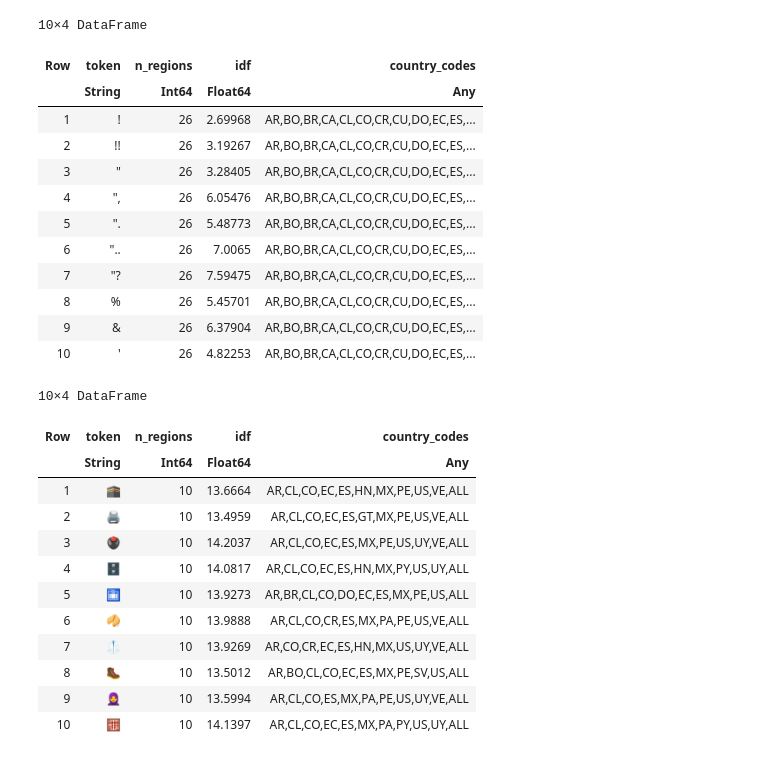
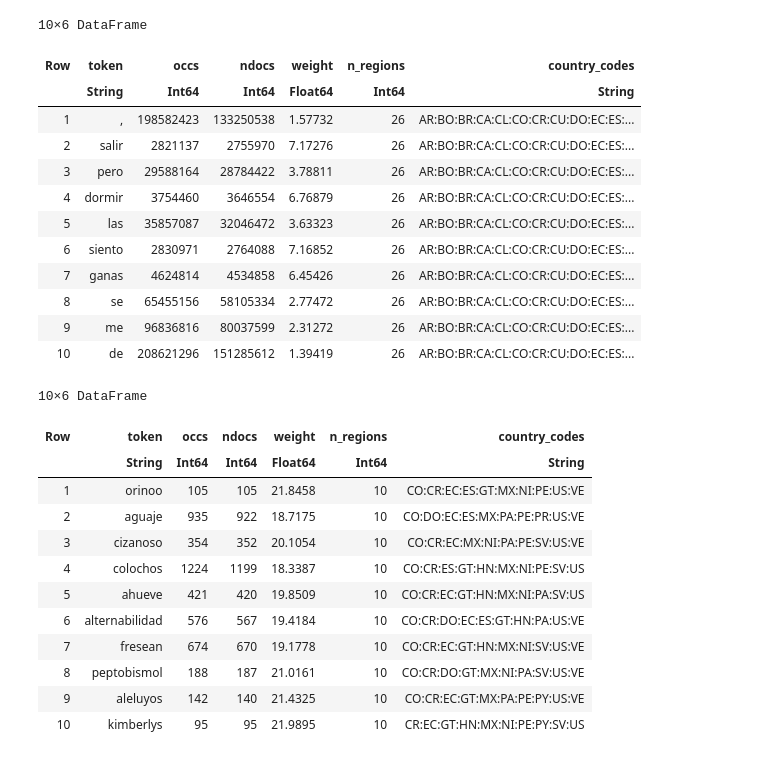
Before and after one commit to INGEOTEC/RegionalSpanish, a Jupyter notebook: notebooks/common-vocabulary.ipynb, the cells around one changed output. Cells and saved outputs as stored; diff of their text form; code cells hidden in the pictures.

```diff
--- a/notebooks/common-vocabulary.ipynb
+++ b/notebooks/common-vocabulary.ipynb
@@ -6,6 +6,5 @@ Pkg.activate(".")
 # %%
 using Plots, StatsBase, CodecZlib, CSV, DataFrames, LinearAlgebra, Formatting, Latexify, JLD2
 # %%
-VOC = CSV.read("../data/SpanishLang/voc.tsv.gz", DataFrame, delim='\t')
-@info names(VOC)
+VOC = CSV.read("../data/SpanishLang/voc/ALL.tsv.gz", DataFrame, delim='\t')
 # %% [output]
@@ -81,33 +58,33 @@ plot!(fmt=:png, xticks=:all)
 [figure]
 # %%
-C = subset(common, :n_regions => c -> c .>= 10)
+C = subset(VOC, :n_regions => c -> c .>= 10)
 sort!(C, :n_regions, by=last, rev=true)
 first(C, 10) |> display
 last(C, 10) |> display
 # %% [output]
-10×4 DataFrame
+10×6 DataFrame
-| Row | token | n_regions | idf | country_codes |
-|  | String | Int64 | Float64 | Any |
-| 1 | ! | 26 | 2.69968 | AR,BO,BR,CA,CL,CO,CR,CU,DO,EC,ES,... |
-| 2 | !! | 26 | 3.19267 | AR,BO,BR,CA,CL,CO,CR,CU,DO,EC,ES,... |
-| 3 | " | 26 | 3.28405 | AR,BO,BR,CA,CL,CO,CR,CU,DO,EC,ES,... |
-| 4 | ", | 26 | 6.05476 | AR,BO,BR,CA,CL,CO,CR,CU,DO,EC,ES,... |
-| 5 | ". | 26 | 5.48773 | AR,BO,BR,CA,CL,CO,CR,CU,DO,EC,ES,... |
-| 6 | ".. | 26 | 7.0065 | AR,BO,BR,CA,CL,CO,CR,CU,DO,EC,ES,... |
-| 7 | "? | 26 | 7.59475 | AR,BO,BR,CA,CL,CO,CR,CU,DO,EC,ES,... |
-| 8 | % | 26 | 5.45701 | AR,BO,BR,CA,CL,CO,CR,CU,DO,EC,ES,... |
-| 9 | & | 26 | 6.37904 | AR,BO,BR,CA,CL,CO,CR,CU,DO,EC,ES,... |
-| 10 | ' | 26 | 4.82253 | AR,BO,BR,CA,CL,CO,CR,CU,DO,EC,ES,... |
+| Row | token | occs | ndocs | weight | n_regions | country_codes |
+|  | String | Int64 | Int64 | Float64 | Int64 | String |
+| 1 | , | 198582423 | 133250538 | 1.57732 | 26 | AR:BO:BR:CA:CL:CO:CR:CU:DO:EC:ES:... |
+| 2 | salir | 2821137 | 2755970 | 7.17276 | 26 | AR:BO:BR:CA:CL:CO:CR:CU:DO:EC:ES:... |
+| 3 | pero | 29588164 | 28784422 | 3.78811 | 26 | AR:BO:BR:CA:CL:CO:CR:CU:DO:EC:ES:... |
+| 4 | dormir | 3754460 | 3646554 | 6.76879 | 26 | AR:BO:BR:CA:CL:CO:CR:CU:DO:EC:ES:... |
+| 5 | las | 35857087 | 32046472 | 3.63323 | 26 | AR:BO:BR:CA:CL:CO:CR:CU:DO:EC:ES:... |
+| 6 | siento | 2830971 | 2764088 | 7.16852 | 26 | AR:BO:BR:CA:CL:CO:CR:CU:DO:EC:ES:... |
+| 7 | ganas | 4624814 | 4534858 | 6.45426 | 26 | AR:BO:BR:CA:CL:CO:CR:CU:DO:EC:ES:... |
+| 8 | se | 65455156 | 58105334 | 2.77472 | 26 | AR:BO:BR:CA:CL:CO:CR:CU:DO:EC:ES:... |
+| 9 | me | 96836816 | 80037599 | 2.31272 | 26 | AR:BO:BR:CA:CL:CO:CR:CU:DO:EC:ES:... |
+| 10 | de | 208621296 | 151285612 | 1.39419 | 26 | AR:BO:BR:CA:CL:CO:CR:CU:DO:EC:ES:... |
-10×4 DataFrame
+10×6 DataFrame
-| Row | token | n_regions | idf | country_codes |
-|  | String | Int64 | Float64 | Any |
-| 1 | 🕋 | 10 | 13.6664 | AR,CL,CO,EC,ES,HN,MX,PE,US,VE,ALL |
-| 2 | 🖨 | 10 | 13.4959 | AR,CL,CO,EC,ES,GT,MX,PE,US,VE,ALL |
-| 3 | 🖲 | 10 | 14.2037 | AR,CL,CO,EC,ES,MX,PE,US,UY,VE,ALL |
-| 4 | 🗄 | 10 | 14.0817 | AR,CL,CO,EC,ES,HN,MX,PY,US,UY,ALL |
-| 5 | 🛅 | 10 | 13.9273 | AR,BR,CL,CO,DO,EC,ES,MX,PE,US,ALL |
-| 6 | 🥠 | 10 | 13.9888 | AR,CL,CO,CR,ES,MX,PA,PE,US,VE,ALL |
-| 7 | 🥼 | 10 | 13.9269 | AR,CO,CR,EC,ES,HN,MX,US,UY,VE,ALL |
-| 8 | 🥾 | 10 | 13.5012 | AR,BO,CL,CO,EC,ES,MX,PE,SV,US,ALL |
-| 9 | 🧕 | 10 | 13.5994 | AR,CL,CO,ES,MX,PA,PE,US,UY,VE,ALL |
-| 10 | 🧮 | 10 | 14.1397 | AR,CL,CO,EC,ES,MX,PA,PY,US,UY,ALL |
+| Row | token | occs | ndocs | weight | n_regions | country_codes |
+|  | String | Int64 | Int64 | Float64 | Int64 | String |
+| 1 | orinoo | 105 | 105 | 21.8458 | 10 | CO:CR:EC:ES:GT:MX:NI:PE:US:VE |
+| 2 | aguaje | 935 | 922 | 18.7175 | 10 | CO:DO:EC:ES:MX:PA:PE:PR:US:VE |
+| 3 | cizanoso | 354 | 352 | 20.1054 | 10 | CO:CR:EC:MX:NI:PA:PE:SV:US:VE |
+| 4 | colochos | 1224 | 1199 | 18.3387 | 10 | CO:CR:ES:GT:HN:MX:NI:PE:SV:US |
+| 5 | ahueve | 421 | 420 | 19.8509 | 10 | CO:CR:EC:GT:HN:MX:NI:PA:SV:US |
+| 6 | alternabilidad | 576 | 567 | 19.4184 | 10 | CO:CR:DO:EC:ES:GT:HN:PA:US:VE |
+| 7 | fresean | 674 | 670 | 19.1778 | 10 | CO:CR:EC:GT:HN:MX:NI:SV:US:VE |
+| 8 | peptobismol | 188 | 187 | 21.0161 | 10 | CO:CR:DO:GT:MX:NI:PA:SV:US:VE |
+| 9 | aleluyos | 142 | 140 | 21.4325 | 10 | CO:CR:EC:GT:MX:PA:PE:PY:US:VE |
+| 10 | kimberlys | 95 | 95 | 21.9895 | 10 | CR:EC:GT:HN:MX:NI:PE:PY:SV:US |
```
Also changed, not shown: parts of 5 cells of this notebook, 37 other files.
